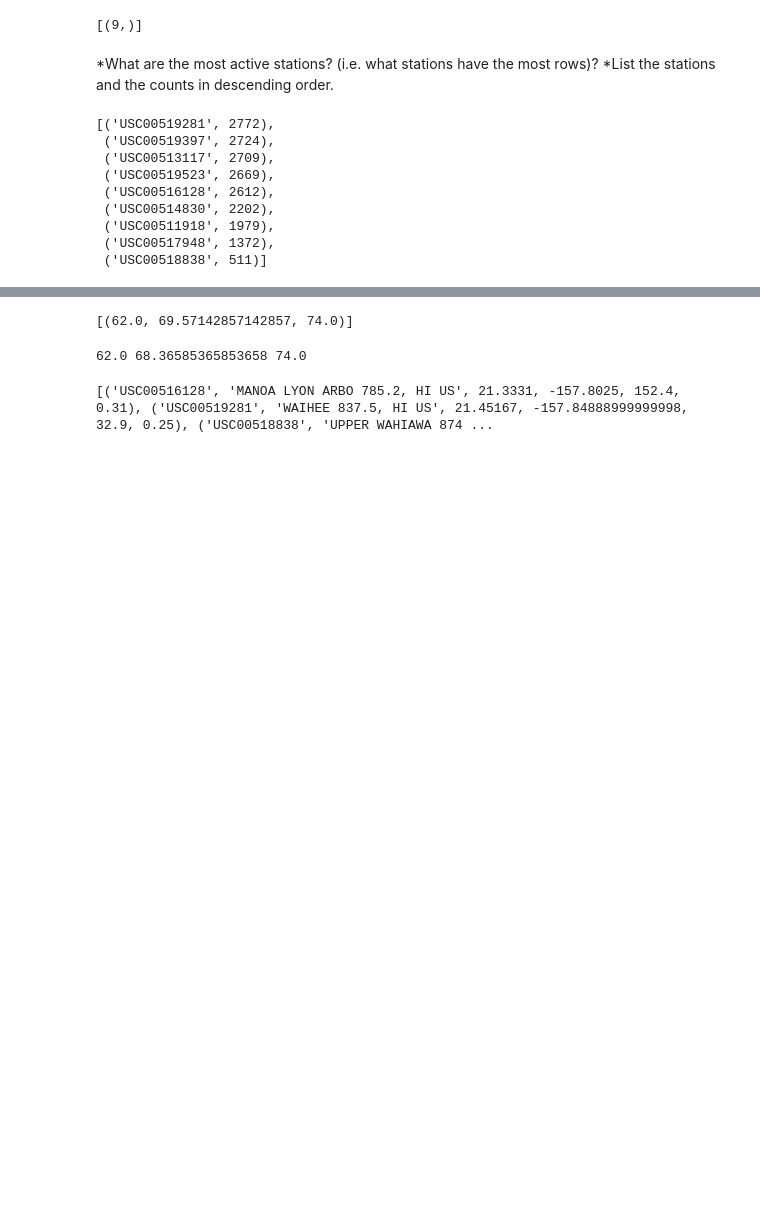
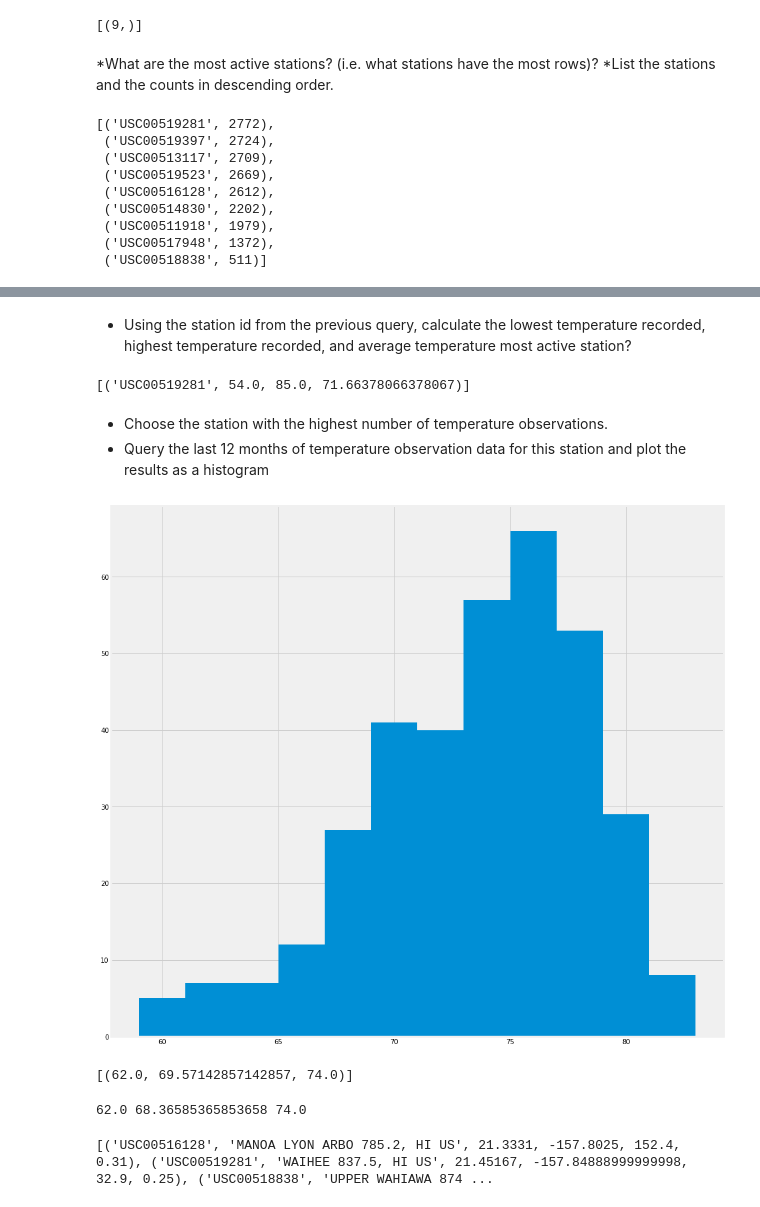
Before and after one commit to cswanson618/sqlalchemy-challenge, a Jupyter notebook: climate_swanson.ipynb, the cells around one changed output, grey strips where cells are left out. Saved outputs shown, nothing was run; the diff lists cells and outputs as text; code cells hidden in the pictures; blank space fills up the shorter version.

Commit message:
Complete through histogram

```diff
--- a/climate_swanson.ipynb
+++ b/climate_swanson.ipynb
@@ -129,3 +121,27 @@ pprint(active_stations)
+# %% [markdown]
+* Using the station id from the previous query, calculate the lowest temperature recorded, highest temperature recorded, and average temperature most active station?
+# %%
+temp_stations = session.query(Measurement.station, func.min(Measurement.tobs), func.max(Measurement.tobs), func.avg(Measurement.tobs)).group_by(Measurement.station).order_by(desc(func.count(Measurement.station))).limit(1).all()
+pprint(temp_stations)
+# %% [output]
+[('USC00519281', 54.0, 85.0, 71.66378066378067)]
+# %% [markdown]
+* Choose the station with the highest number of temperature observations.
+* Query the last 12 months of temperature observation data for this station and plot the results as a histogram
+# %%
+temp_active = session.query(Measurement.station, Measurement.tobs, Measurement.date).filter(Measurement.station  == "USC00519281").filter(Measurement.date >= dt.date(2016, 8, 23), Measurement.date <= dt.date(2017, 8, 23)).all()
+temp_active_df_unclean = pd.DataFrame(temp_active)
+temp_active_date = temp_active_df_unclean["date"]
+temp_active_date_clean = pd.DataFrame(pd.to_datetime(temp_active_date))
+temp_active_df_unclean2 = temp_active_df_unclean
+temp_active_df_unclean3 = temp_active_df_unclean2.drop(columns = "date")
+temp_active_df = temp_active_df_unclean3.join(temp_active_date_clean)
+# %%
+hx = temp_active_df["tobs"]
+plt.hist(hx, bins=12)
+plt.show()
+# %% [output]
+[figure, added]
 # %%
 # This function called `calc_temps` will accept start date and end date in the format '%Y-%m-%d'
 # and return the minimum, average, and maximum temperatures for that range of dates
```
Also changed, not shown: parts of 4 cells of this notebook.
